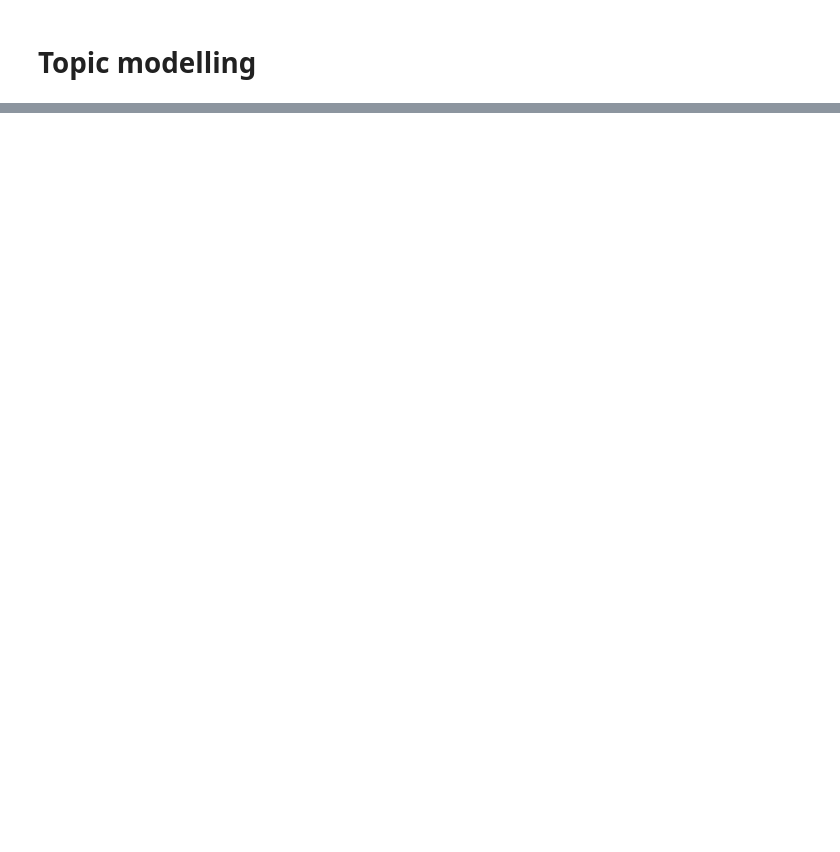
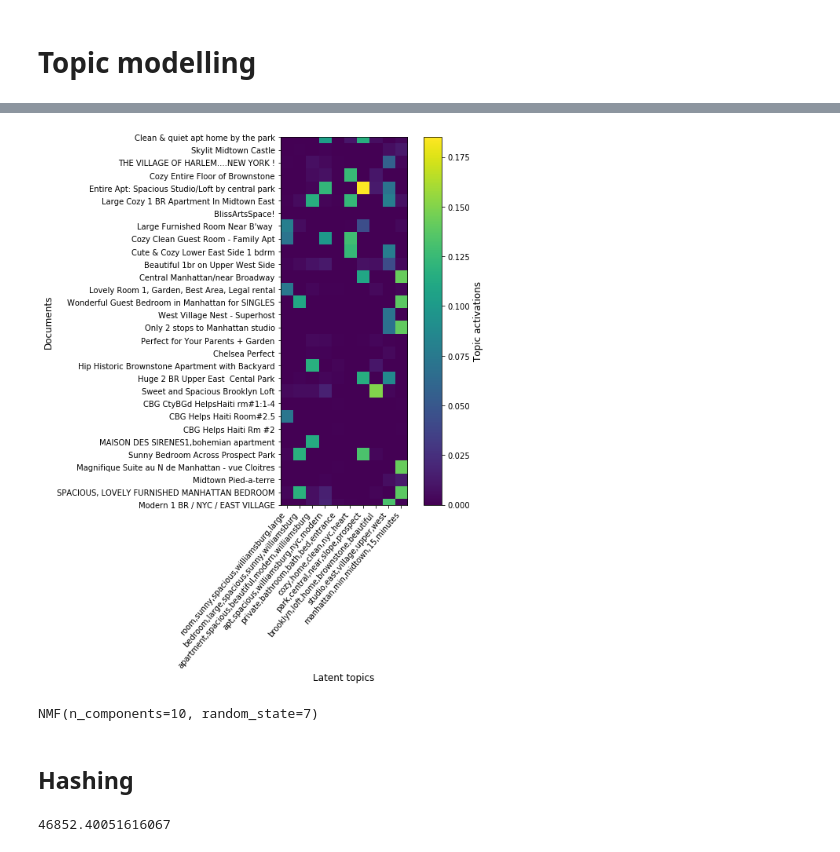
Before and after one commit to krzjoa/medium, a Jupyter notebook: 5_text_regression/text_regression.ipynb, the cells around one changed output, grey strips where cells are left out. Drawn from its saved outputs; the diff is of its cells as text; code cells hidden in the pictures; blank space fills up the shorter version.

```diff
--- a/5_text_regression/text_regression.ipynb
+++ b/5_text_regression/text_regression.ipynb
@@ -191,0 +204,63 @@ NotFittedError: Vocabulary not fitted or provided
+# %%
+full_encoder  = tm_pipeline[1]
+bag_of_words  = full_encoder.transformers_[0][1][0]
+decomposition = full_encoder.transformers_[0][1][1]
+# %%
+def docs_vs_topics(full_encoder, bag_of_words, decomposition,
+                   n_docs=20, n_top_words=5):
+    # Based on https://dirty-cat.github.io/stable/auto_examples/02_investigating_dirty_categories.html#sphx-glr-auto-examples-02-investigating-dirty-categories-py
+
+    # Exctracting topic labels
+    feature_names = bag_of_words.get_feature_names_out()
+    out_features = full_encoder.get_feature_names_out()
+    topic_labels = []
+
+    for k in range(len(out_features)):
+        labels = out_features[k]
+        topic = decomposition.components_[k]
+        top_features_ind = topic.argsort()[: -n_top_words - 1 : -1]
+        top_features = [feature_names[i] for i in top_features_ind]
+        topic_labels.append(','.join(top_features))
+
+    # Plotting matrix
+    encoded_labels = full_encoder.transform(X[:n_docs])
+    plt.figure(figsize=(8, len(out_features)))
+    plt.imshow(encoded_labels)
+    plt.xlabel("Latent topics", size=12)
+    plt.xticks(range(0, len(out_features)), labels=topic_labels, rotation=50, ha="right")
+    plt.ylabel("Documents", size=12)
+    plt.yticks(range(0, n_docs), labels=X['name'][:n_docs].to_numpy().flatten())
+    plt.colorbar().set_label(label="Topic activations", size=12)
+    plt.tight_layout()
+    plt.show()
+
+docs_vs_topics(
+    full_encoder  = full_encoder,
+    bag_of_words  = bag_of_words,
+    decomposition = decomposition,
+    n_docs        = 30
+)
+# %% [output]
+[figure, added]
+# %%
+decomposition
+# %% [output]
+NMF(n_components=10, random_state=7)
+# %% [markdown]
+## Hashing
+# %%
+from sklearn.feature_extraction.text import HashingVectorizer
+
+# Count vectorizer
+hash_vec_pipeline = Pipeline([
+    ('one_hot', OneHotEncoder(cols=CATEGORICAL)),
+    ('count_vectorizer', ColumnTransformer([
+        ('hash_vec', HashingVectorizer(n_features=1000), 'name')
+    ])),
+    ('linear_regression', LinearRegression())
+])
+hash_vec_pipeline.fit(X_train, y_train)
+y_pred_count_vec = hash_vec_pipeline.predict(X_test)
+print(mean_squared_error(y_test, y_pred_count_vec))
+# %% [output]
+46852.40051616067
```
Also changed, not shown: parts of 29 cells of this notebook, 18 other files.
